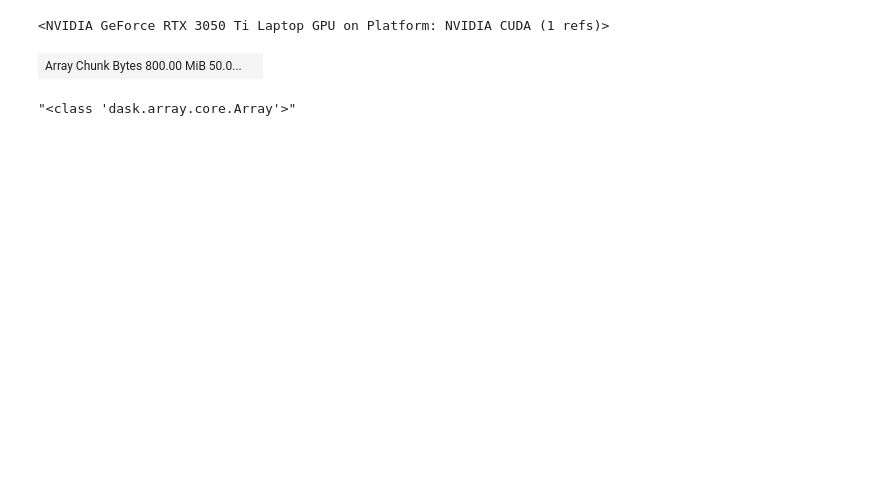
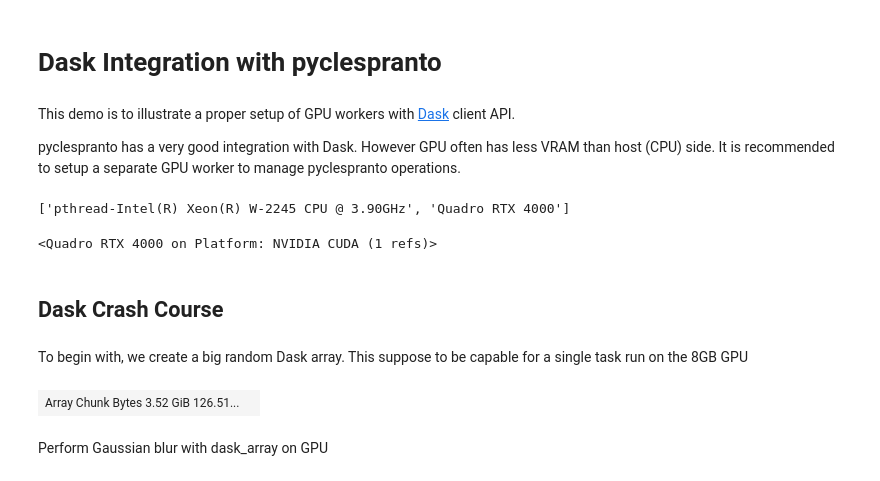
Before and after one commit to clEsperanto/pyclesperanto_prototype, a Jupyter notebook: demo/interoperability/dask.ipynb, the cells around one changed output. Cells and saved outputs as stored; diff of their text form; code cells hidden in the pictures; blank space fills up the shorter version.

```diff
--- a/demo/interoperability/dask.ipynb
+++ b/demo/interoperability/dask.ipynb
@@ -1,17 +1,27 @@
+# %% [markdown]
+# Dask Integration with pyclespranto
+# %% [markdown]
+This demo is to illustrate a proper setup of GPU workers with [Dask](https://docs.dask.org/en/stable/) client API.
+
+pyclespranto has a very good integration with Dask. However GPU often has less VRAM than host (CPU) side. It is recommended to setup a separate GPU worker to manage pyclespranto operations.
 # %%
+# Header import with specific computing device. Here we select a GPU for the opencl operations.
 import pyclesperanto_prototype as cle
+print(cle.available_device_names())
 cle.select_device("RTX")
 # %% [output]
-<NVIDIA GeForce RTX 3050 Ti Laptop GPU on Platform: NVIDIA CUDA (1 refs)>
+['pthread-Intel(R) Xeon(R) W-2245 CPU @ 3.90GHz', 'Quadro RTX 4000']
+<Quadro RTX 4000 on Platform: NVIDIA CUDA (1 refs)>
+# %% [markdown]
+## Dask Crash Course
+# %% [markdown]
+To begin with, we create a big random Dask array. This suppose to be capable for a single task run on the 8GB GPU
 # %%
-import numpy as np
 from dask import array
-dask_array = array.from_array(np.random.random((100, 1024,1024)))
+dask_array = array.random.random((450, 1024,1024))
 dask_array
 # %% [output]
-| Array Chunk Bytes 800.00 MiB 50.0... |  |
+| Array Chunk Bytes 3.52 GiB 126.51... |  |
-# %%
-str(type(dask_array))
-# %% [output]
-"<class 'dask.array.core.Array'>"
+# %% [markdown]
+Perform Gaussian blur with dask_array on GPU
 # %%
```
Also changed, not shown: parts of 28 cells of this notebook.
